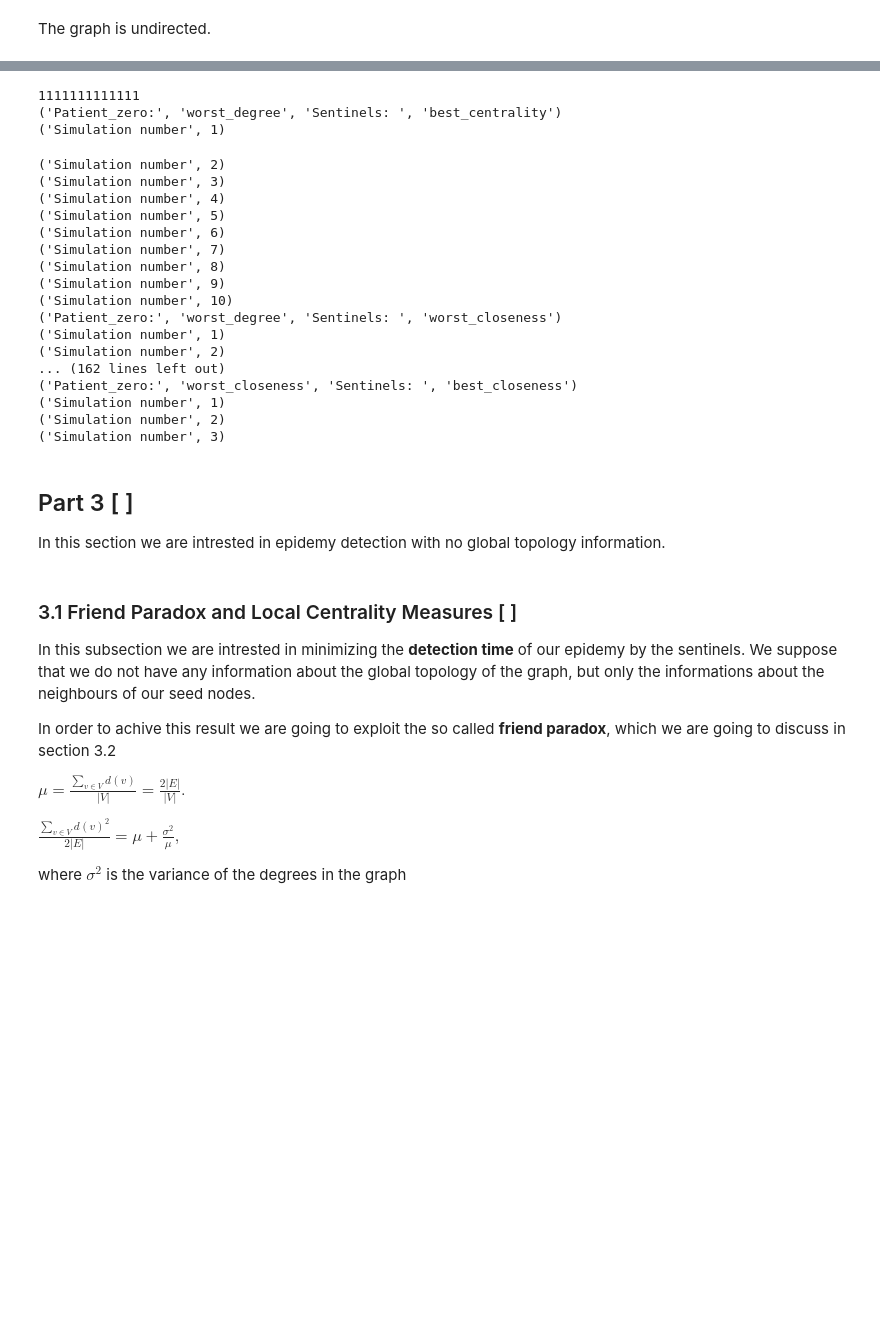
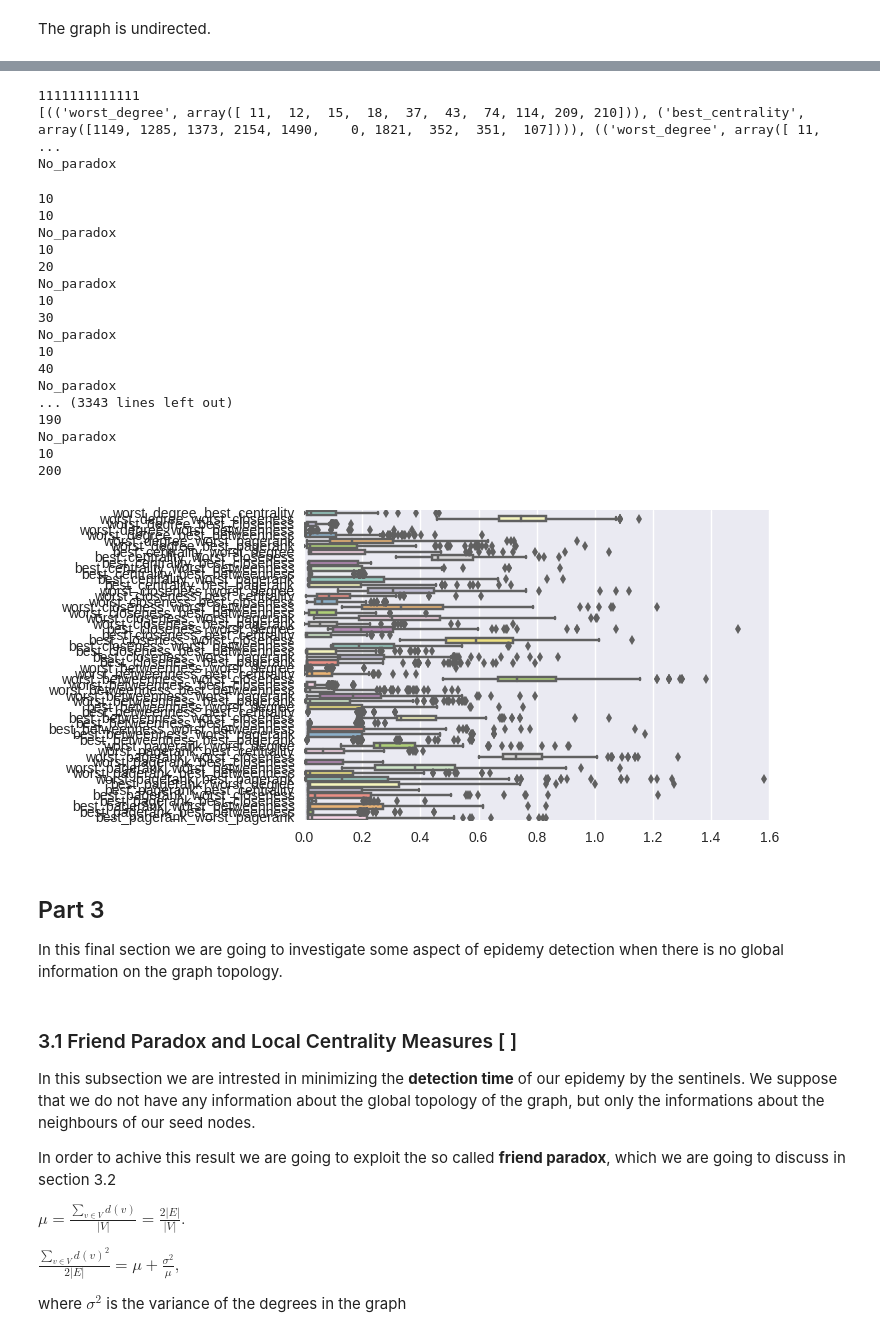
Before and after one commit to aalto1/digitalepidemiology, a Jupyter notebook: hw1.ipynb, the cells around one changed output, grey strips where cells are left out. Saved outputs shown, nothing was run; the diff lists cells and outputs as text; code cells hidden in the pictures; blank space fills up the shorter version.

```diff
--- a/hw1.ipynb
+++ b/hw1.ipynb
@@ -307,26 +328,28 @@ Now we want to investigate the impact of specific centrality metrics in the choi
 # %%
-q = a.SIRRankedSimulation()
+rankings = a.getRankings(10)
 
-sb.boxplot(df)
+df = SIRRankedSimulation(a, rankings)
+sb.boxplot(df, orient="h", palette="Set3")
 plt.show()
 # %% [output]
 1111111111111
-('Patient_zero:', 'worst_degree', 'Sentinels: ', 'best_centrality')
-('Simulation number', 1)
+[(('worst_degree', array([ 11,  12,  15,  18,  37,  43,  74, 114, 209, 210])), ('best_centrality', array([1149, 1285, 1373, 2154, 1490,    0, 1821,  352,  351,  107]))), (('worst_degree', array([ 11,  ...
+No_paradox
-('Simulation number', 2)
-('Simulation number', 3)
-('Simulation number', 4)
-('Simulation number', 5)
-('Simulation number', 6)
-('Simulation number', 7)
-('Simulation number', 8)
-('Simulation number', 9)
-('Simulation number', 10)
-('Patient_zero:', 'worst_degree', 'Sentinels: ', 'worst_closeness')
-('Simulation number', 1)
-('Simulation number', 2)
-... (162 lines left out)
-('Patient_zero:', 'worst_closeness', 'Sentinels: ', 'best_closeness')
-('Simulation number', 1)
-('Simulation number', 2)
-('Simulation number', 3)
+10
+10
+No_paradox
+10
+20
+No_paradox
+10
+30
+No_paradox
+10
+40
+No_paradox
+... (3343 lines left out)
+190
+No_paradox
+10
+200
+[figure, added]
@@ -335,7 +369,7 @@ print a.getBestVertexByCentrality(10)
 # %% [markdown]
-## Part 3 [ ]
+## Part 3
 
-In this section we are intrested in epidemy detection with no global topology information.
+In this final section we are going to investigate some aspect of epidemy detection when there is no global information on the graph topology.
 # %% [markdown]
 ### 3.1 Friend Paradox and Local Centrality Measures [ ]
 
```
Also changed, not shown: parts of 23 cells of this notebook.
